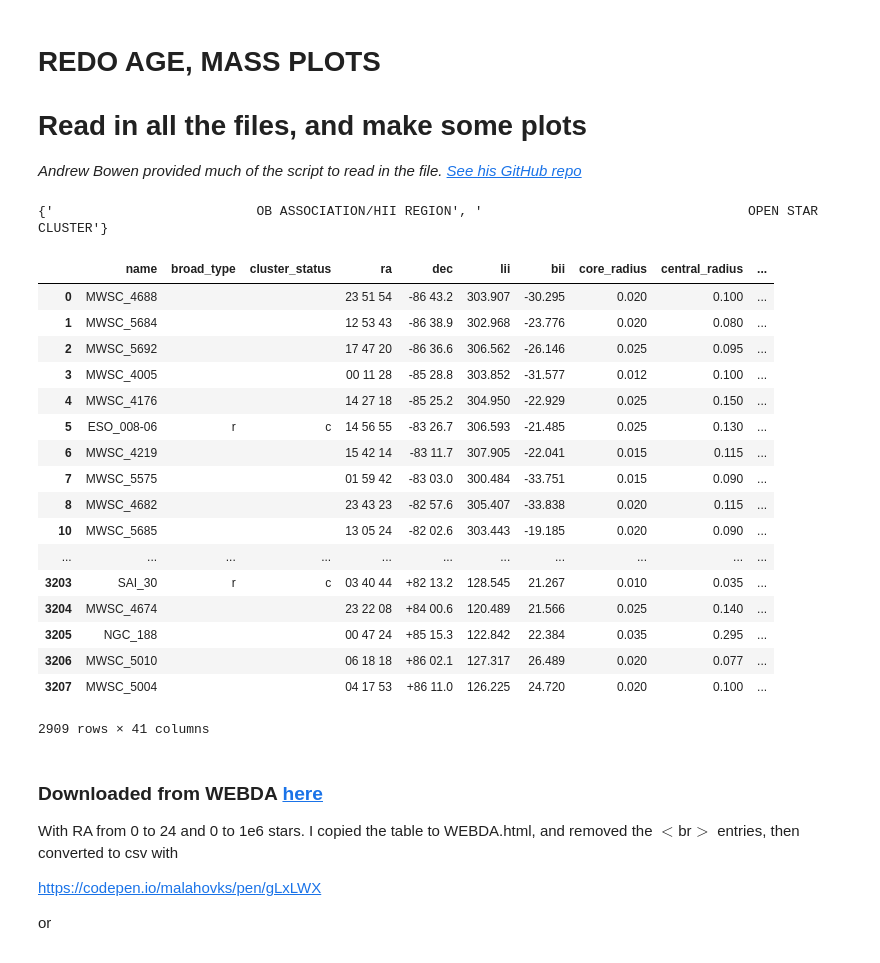
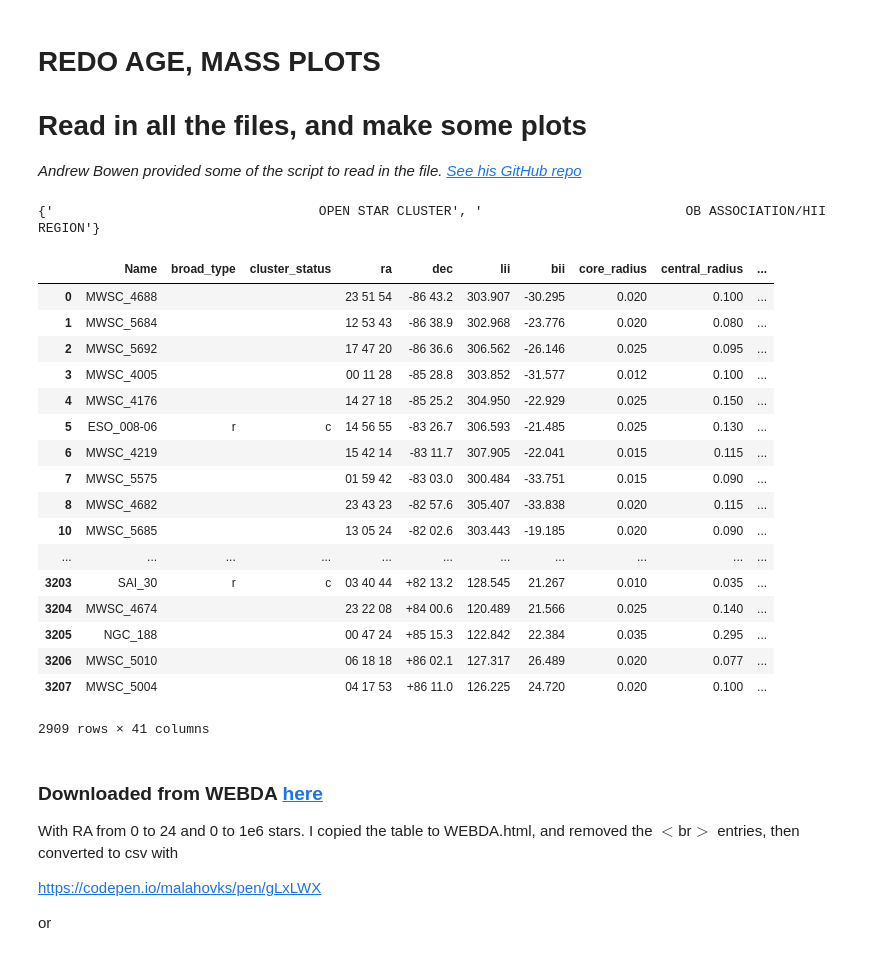
Before and after one commit to ageller/compileOCs, a Jupyter notebook: compileOCdata.ipynb, the cells around one changed output. Cells and saved outputs as stored; diff of their text form; code cells hidden in the pictures.

```diff
--- a/compileOCdata.ipynb
+++ b/compileOCdata.ipynb
@@ -3,7 +3,7 @@
 
 # Read in all the files, and make some plots
 
-*Andrew Bowen provided much of the script to read in the file. [See his GitHub repo](https://github.com/andrewbowen19/CEB_Project)*
+*Andrew Bowen provided some of the script to read in the file. [See his GitHub repo](https://github.com/andrewbowen19/CEB_Project)*
 # %%
 import pandas as pd
 import numpy as np
@@ -20,29 +21,29 @@ pd.set_option('display.max_columns', 500)
 # %%
 #MWSC - Milky Way Star Clusters Catalog
 #https://heasarc.gsfc.nasa.gov/W3Browse/all/mwsc.html
 
 mwsc_df = pd.read_csv("MWSC.txt", header=3, delimiter='|')
 mwsc_df.columns = mwsc_df.columns.str.strip()
 
 #fix the IDs
-mwsc_ID = mwsc_df['name']
+mwsc_ID = mwsc_df['Name']
 mwsc_ID = mwsc_ID.str.strip().str.replace( ' ','_' )
-mwsc_df['name'] = mwsc_ID
+mwsc_df['Name'] = mwsc_ID
 
 #take only the open clusters
 mwsc_df = mwsc_df.loc[(~mwsc_df['class'].str.strip().str.contains('GLOBULAR')) &
                       (~mwsc_df['class'].str.strip().str.contains('NEBULA')) &
                       (~mwsc_df['class'].str.strip().str.contains('UNIDENTIFIED'))]
 
 #remove the "Unnamed" columns
 mwsc_df = mwsc_df.loc[:, ~mwsc_df.columns.str.contains('^Unnamed')]
 
 print(set(mwsc_df['class'].values))
 
 mwsc_df
 # %% [output]
-{'                          OB ASSOCIATION/HII REGION', '                                  OPEN STAR CLUSTER'}
+{'                                  OPEN STAR CLUSTER', '                          OB ASSOCIATION/HII REGION'}
-|  | name | broad_type | cluster_status | ra | dec | lii | bii | core_radius | central_radius | ... |
+|  | Name | broad_type | cluster_status | ra | dec | lii | bii | core_radius | central_radius | ... |
 | 0 | MWSC_4688 |  |  | 23 51 54 | -86 43.2 | 303.907 | -30.295 | 0.020 | 0.100 | ... |
 | 1 | MWSC_5684 |  |  | 12 53 43 | -86 38.9 | 302.968 | -23.776 | 0.020 | 0.080 | ... |
 | 2 | MWSC_5692 |  |  | 17 47 20 | -86 36.6 | 306.562 | -26.146 | 0.025 | 0.095 | ... |
```
Also changed, not shown: parts of 24 cells of this notebook, 10 other files.
